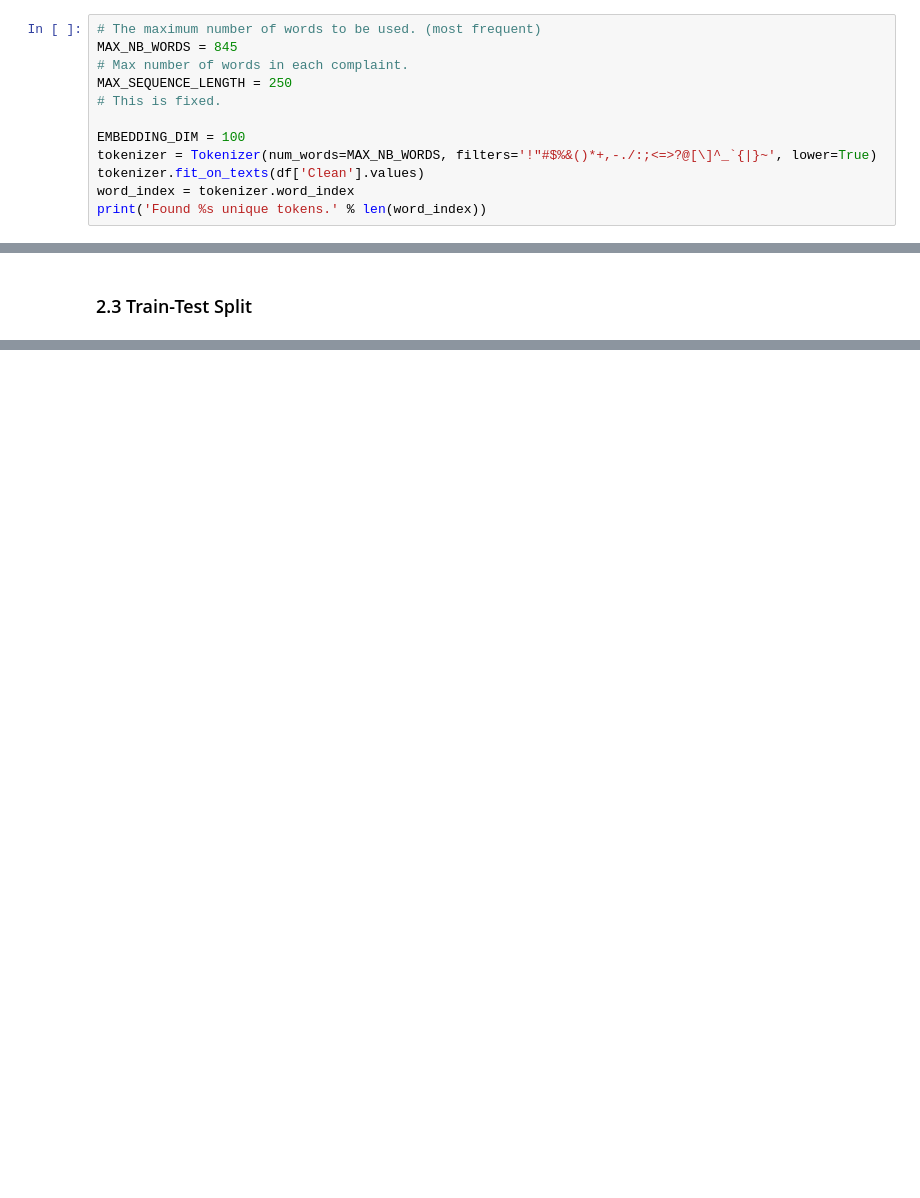
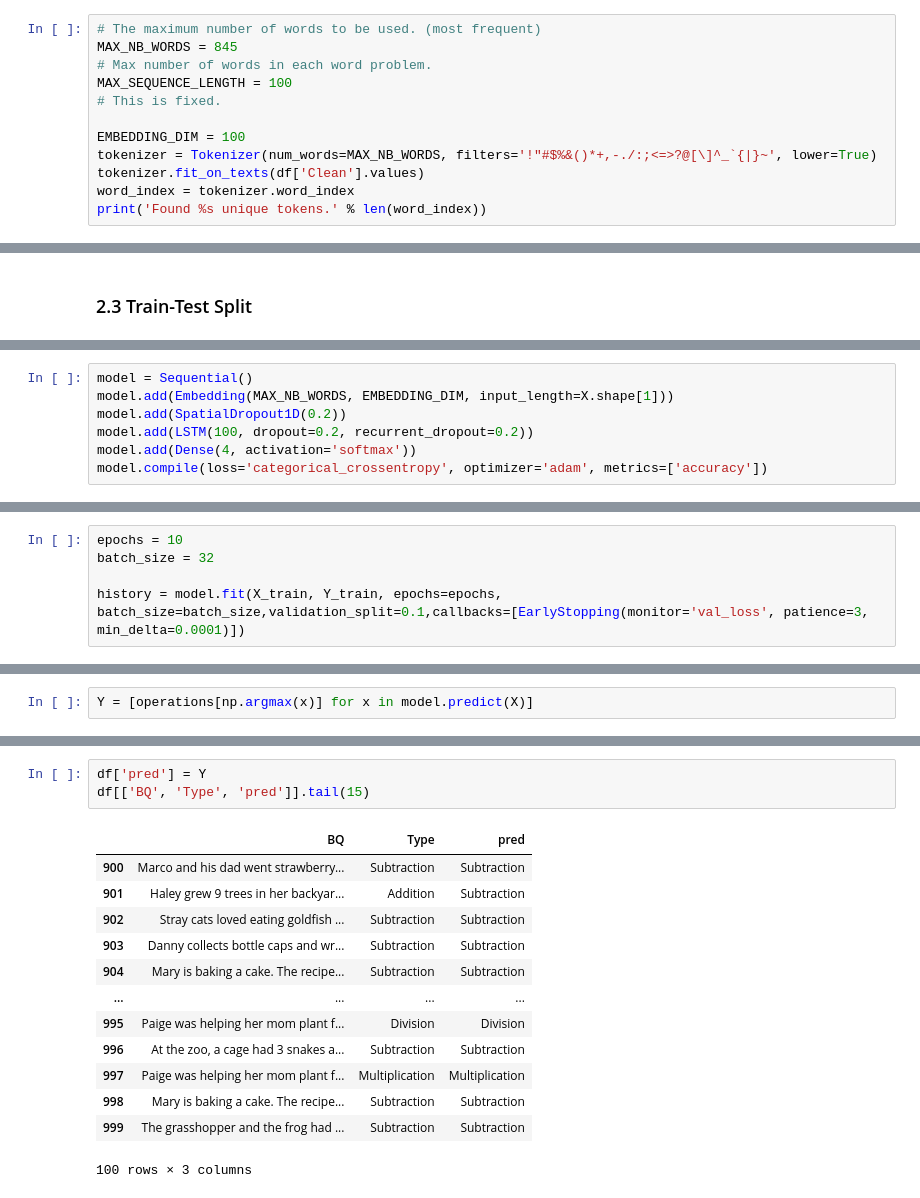
Before and after one commit to aditikilledar/NLP-Numerite-capstone-2022, a Jupyter notebook: MWP/Notebooks/Operation Identification.ipynb, the cells around one changed output, grey strips where cells are left out. Cells and saved outputs as stored; diff of their text form; blank space fills up the shorter version.

Commit message:
model tweaking

```diff
--- a/MWP/Notebooks/Operation Identification.ipynb
+++ b/MWP/Notebooks/Operation Identification.ipynb
@@ -139,8 +132,8 @@ operations = ['Addition','Division', 'Multiplication', 'Subtraction']
 # %%
 # The maximum number of words to be used. (most frequent)
 MAX_NB_WORDS = 845
-# Max number of words in each complaint.
-MAX_SEQUENCE_LENGTH = 250
+# Max number of words in each word problem.
+MAX_SEQUENCE_LENGTH = 100
 # This is fixed.
 
 EMBEDDING_DIM = 100
@@ -291,0 +199,7 @@ print(pred, operations[np.argmax(pred)])
+# %%
+model = Sequential()
+model.add(Embedding(MAX_NB_WORDS, EMBEDDING_DIM, input_length=X.shape[1]))
+model.add(SpatialDropout1D(0.2))
+model.add(LSTM(100, dropout=0.2, recurrent_dropout=0.2))
+model.add(Dense(4, activation='softmax'))
+model.compile(loss='categorical_crossentropy', optimizer='adam', metrics=['accuracy'])
@@ -291,0 +212,5 @@ print(pred, operations[np.argmax(pred)])
+# %%
+epochs = 10
+batch_size = 32
+
+history = model.fit(X_train, Y_train, epochs=epochs, batch_size=batch_size,validation_split=0.1,callbacks=[EarlyStopping(monitor='val_loss', patience=3, min_delta=0.0001)])
@@ -291,0 +302,2 @@ print(pred, operations[np.argmax(pred)])
+# %%
+Y = [operations[np.argmax(x)] for x in model.predict(X)]
@@ -291,0 +306,17 @@ print(pred, operations[np.argmax(pred)])
+# %%
+df['pred'] = Y
+df[['BQ', 'Type', 'pred']].tail(15)
+# %% [output]
+|  | BQ | Type | pred |
+| 900 | Marco and his dad went strawberry... | Subtraction | Subtraction |
+| 901 | Haley grew 9 trees in her backyar... | Addition | Subtraction |
+| 902 | Stray cats loved eating goldfish ... | Subtraction | Subtraction |
+| 903 | Danny collects bottle caps and wr... | Subtraction | Subtraction |
+| 904 | Mary is baking a cake. The recipe... | Subtraction | Subtraction |
+| ... | ... | ... | ... |
+| 995 | Paige was helping her mom plant f... | Division | Division |
+| 996 | At the zoo, a cage had 3 snakes a... | Subtraction | Subtraction |
+| 997 | Paige was helping her mom plant f... | Multiplication | Multiplication |
+| 998 | Mary is baking a cake. The recipe... | Subtraction | Subtraction |
+| 999 | The grasshopper and the frog had ... | Subtraction | Subtraction |
+100 rows × 3 columns
```
Also changed, not shown: parts of 46 cells of this notebook, 4 other files.
